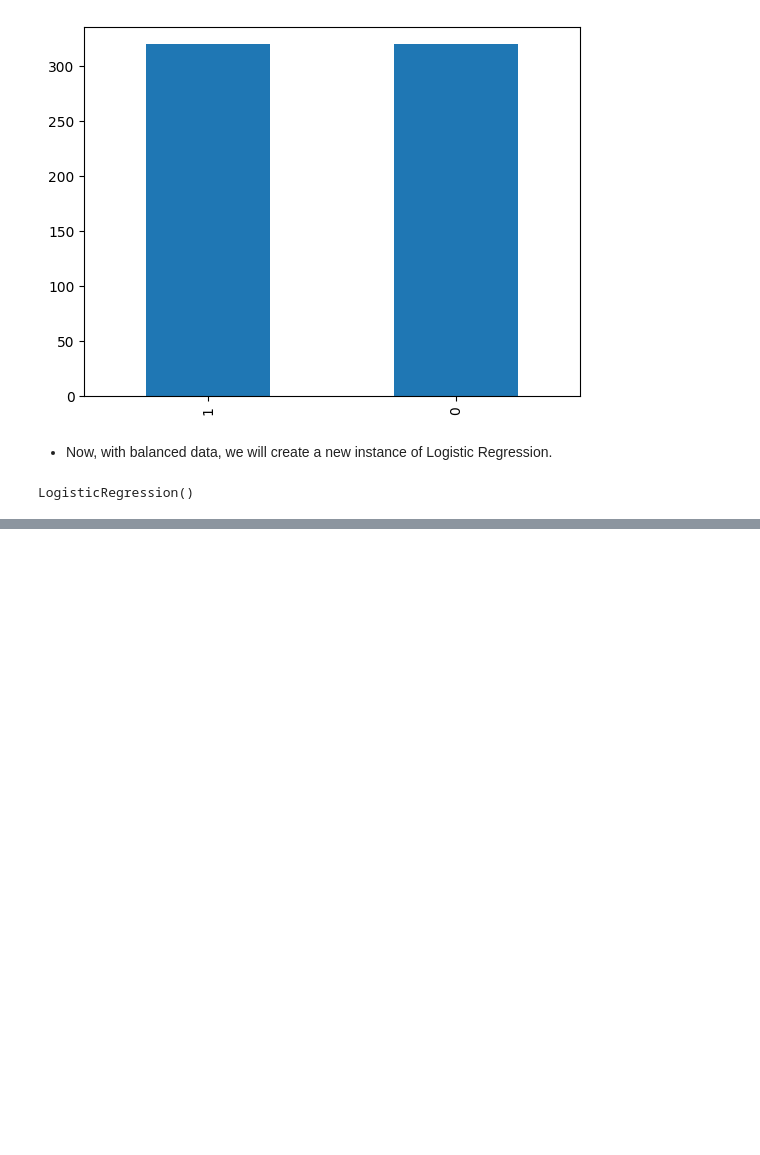
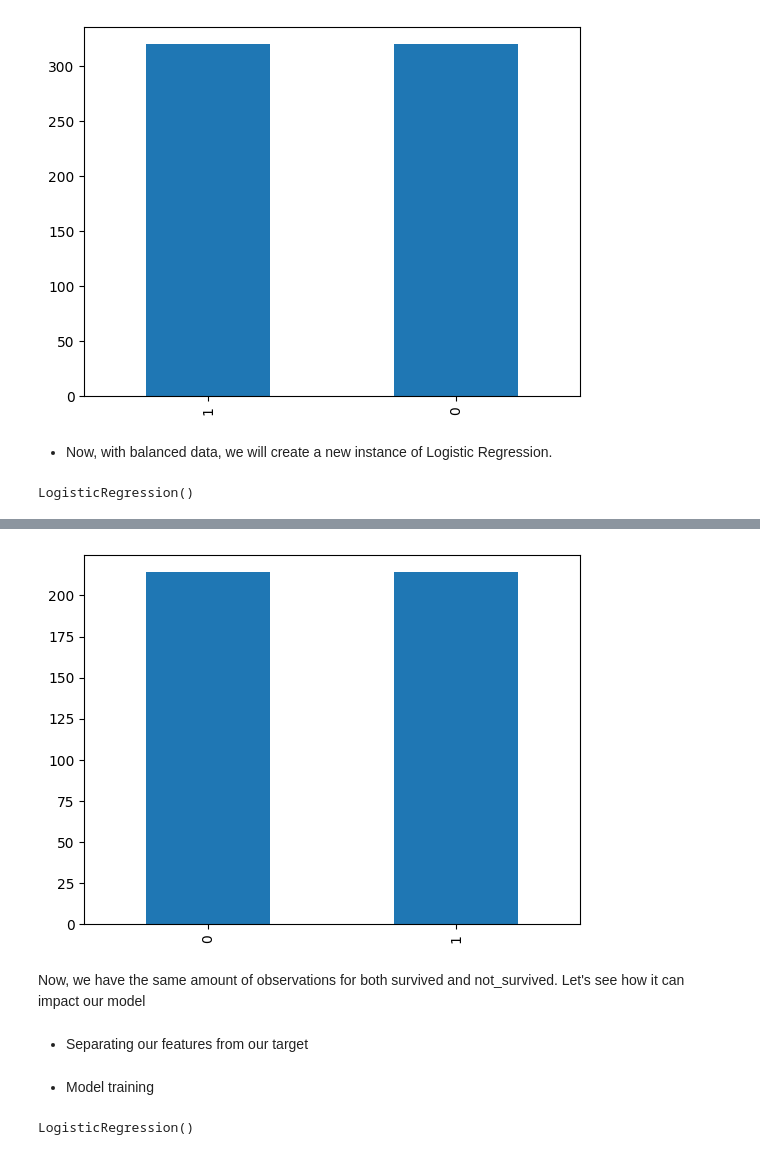
Before and after one commit to data-bootcamp-v4/lessons, a Jupyter notebook: 7_ml/7.5_imbalanced.ipynb, the cells around one changed output, grey strips where cells are left out. Drawn from its saved outputs; the diff is of its cells as text; code cells hidden in the pictures; blank space fills up the shorter version.

```diff
--- a/7_ml/7.5_imbalanced.ipynb
+++ b/7_ml/7.5_imbalanced.ipynb
@@ -183,0 +204,6 @@ weighted avg       0.75      0.75      0.75       178
+# %%
+no_diabetes_undersampled = resample(no_survived,
+                                    replace=False,
+                                    n_samples = len(survived),
+                                    random_state=0)
+no_diabetes_undersampled
@@ -183,0 +224,3 @@ weighted avg       0.75      0.75      0.75       178
+# %%
+train_under = pd.concat([no_diabetes_undersampled, survived])
+train_under
@@ -183,0 +241,10 @@ weighted avg       0.75      0.75      0.75       178
+# %%
+survived_plt = train_under["Survived"].value_counts()
+survived_plt.plot(kind="bar")
+plt.show()
+# %% [output]
+[figure, added]
+# %% [markdown]
+Now, we have the same amount of observations for both survived and not_survived. Let's see how it can impact our model
+# %% [markdown]
+- Separating our features from our target
@@ -183,0 +254,7 @@ weighted avg       0.75      0.75      0.75       178
+# %% [markdown]
+- Model training
+# %%
+log_reg = LogisticRegression()
+log_reg.fit(X_train_under, y_train_under)
+# %% [output]
+LogisticRegression()
```
Also changed, not shown: parts of 24 cells of this notebook.
